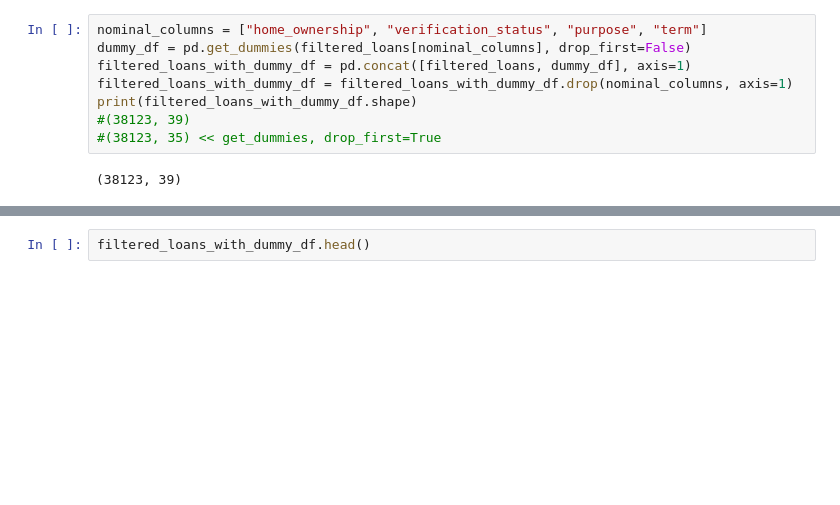
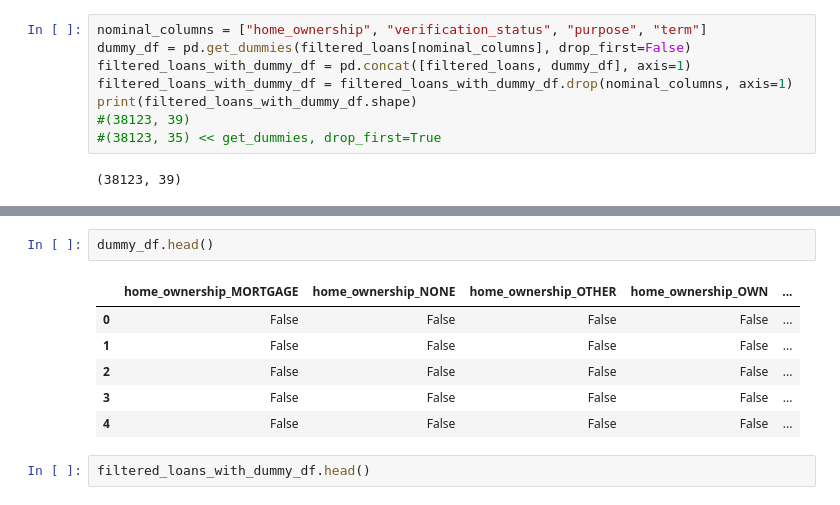
Before and after one commit to bookpanda/2110446-DATA-SCI-ENG, a Jupyter notebook: code/Week02_DataPrep/Lab1_LoansDataSet.ipynb, the cells around one changed output, grey strips where cells are left out. Saved outputs shown, nothing was run; the diff lists cells and outputs as text; blank space fills up the shorter version.

```diff
--- a/code/Week02_DataPrep/Lab1_LoansDataSet.ipynb
+++ b/code/Week02_DataPrep/Lab1_LoansDataSet.ipynb
@@ -821,3 +840,12 @@ print(filtered_loans_with_dummy_df.shape)
+# %%
+dummy_df.head()
+# %% [output]
+|  | home_ownership_MORTGAGE | home_ownership_NONE | home_ownership_OTHER | home_ownership_OWN | ... |
+| 0 | False | False | False | False | ... |
+| 1 | False | False | False | False | ... |
+| 2 | False | False | False | False | ... |
+| 3 | False | False | False | False | ... |
+| 4 | False | False | False | False | ... |
 # %%
 filtered_loans_with_dummy_df.head()
 # %% [output]
```
Also changed, not shown: parts of 10 cells of this notebook, 1 other file.
